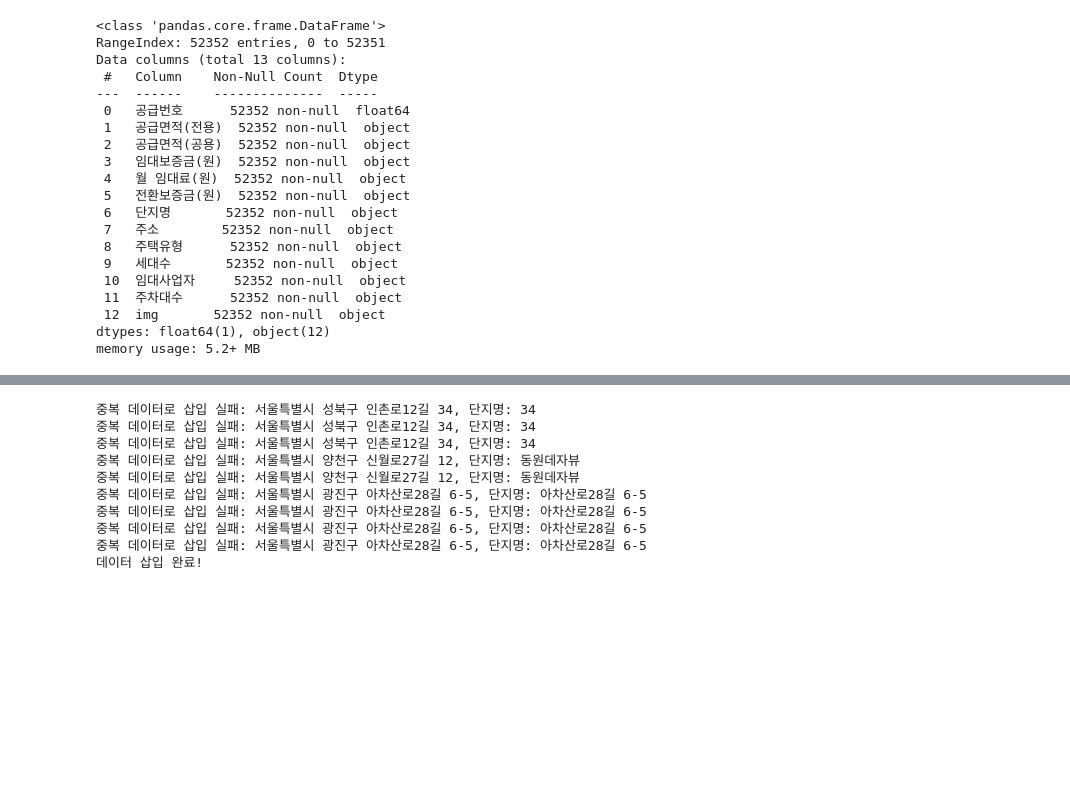
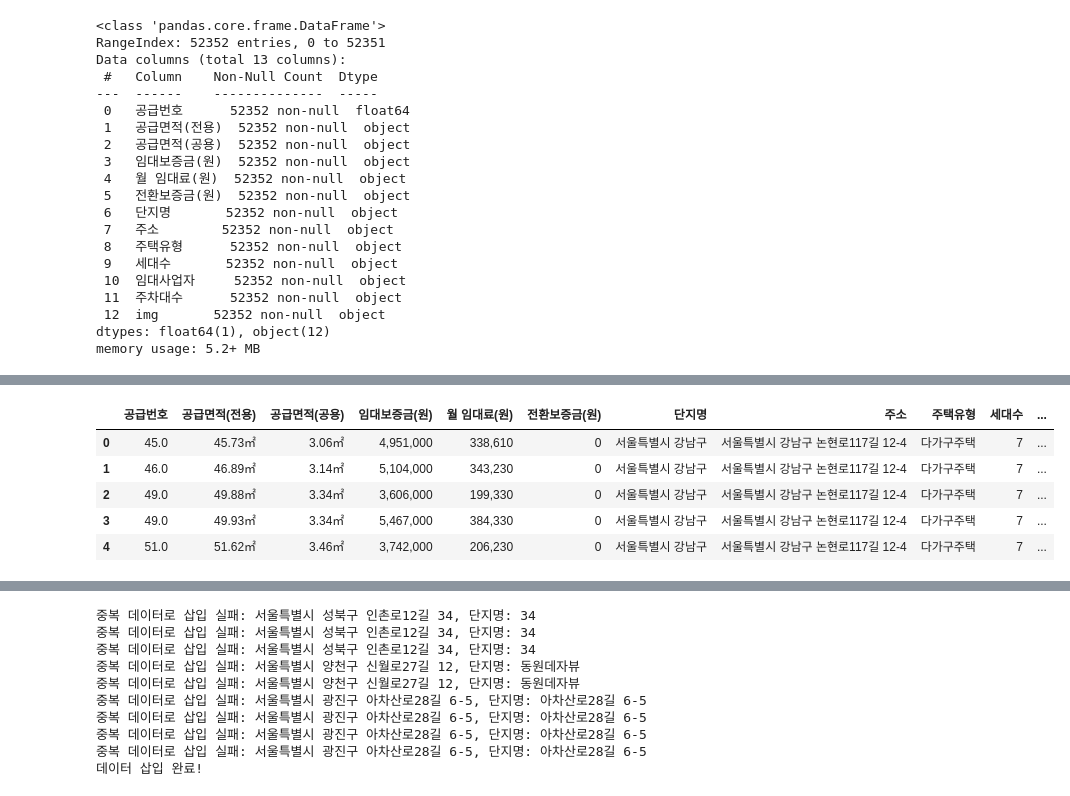
Before and after one commit to errorzeroo/MetaHome, a Jupyter notebook: pythonFile/python_fin/9.db에 저장.ipynb, the cells around one changed output, grey strips where cells are left out. Drawn from its saved outputs; the diff is of its cells as text; code cells hidden in the pictures; blank space fills up the shorter version.

```diff
--- a/pythonFile/python_fin/9.db에 저장.ipynb
+++ b/pythonFile/python_fin/9.db에 저장.ipynb
@@ -607,0 +615,15 @@ memory usage: 5.2+ MB
+# %%
+import pandas as pd
+import cx_Oracle
+
+# CSV 파일 로드
+file_path = './마이홈_mergefinal.csv'
+df = pd.read_csv(file_path, encoding='utf-8-sig')
+df.head()
+# %% [output]
+|  | 공급번호 | 공급면적(전용) | 공급면적(공용) | 임대보증금(원) | 월 임대료(원) | 전환보증금(원) | 단지명 | 주소 | 주택유형 | 세대수 | ... |
+| 0 | 45.0 | 45.73㎡ | 3.06㎡ | 4,951,000 | 338,610 | 0 | 서울특별시 강남구 | 서울특별시 강남구 논현로117길 12-4 | 다가구주택 | 7 | ... |
+| 1 | 46.0 | 46.89㎡ | 3.14㎡ | 5,104,000 | 343,230 | 0 | 서울특별시 강남구 | 서울특별시 강남구 논현로117길 12-4 | 다가구주택 | 7 | ... |
+| 2 | 49.0 | 49.88㎡ | 3.34㎡ | 3,606,000 | 199,330 | 0 | 서울특별시 강남구 | 서울특별시 강남구 논현로117길 12-4 | 다가구주택 | 7 | ... |
+| 3 | 49.0 | 49.93㎡ | 3.34㎡ | 5,467,000 | 384,330 | 0 | 서울특별시 강남구 | 서울특별시 강남구 논현로117길 12-4 | 다가구주택 | 7 | ... |
+| 4 | 51.0 | 51.62㎡ | 3.46㎡ | 3,742,000 | 206,230 | 0 | 서울특별시 강남구 | 서울특별시 강남구 논현로117길 12-4 | 다가구주택 | 7 | ... |
```
Also changed, not shown: parts of 8 cells of this notebook, 1 other file.
